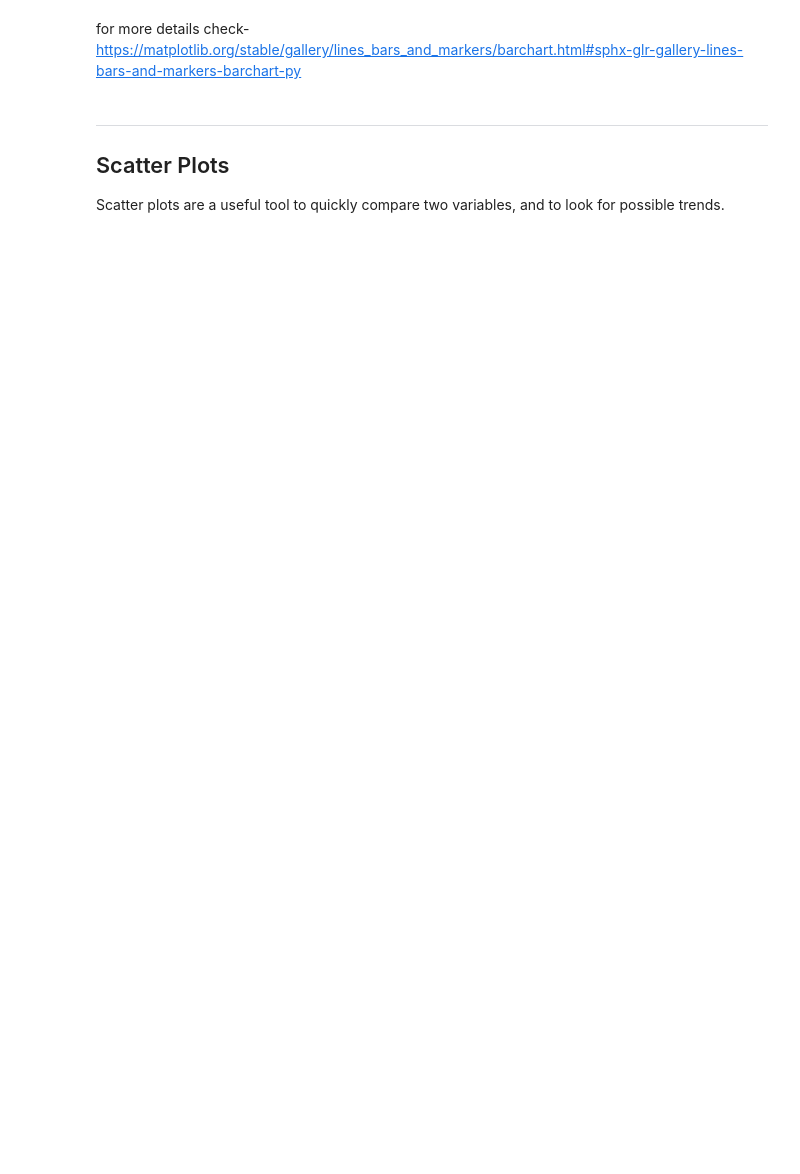
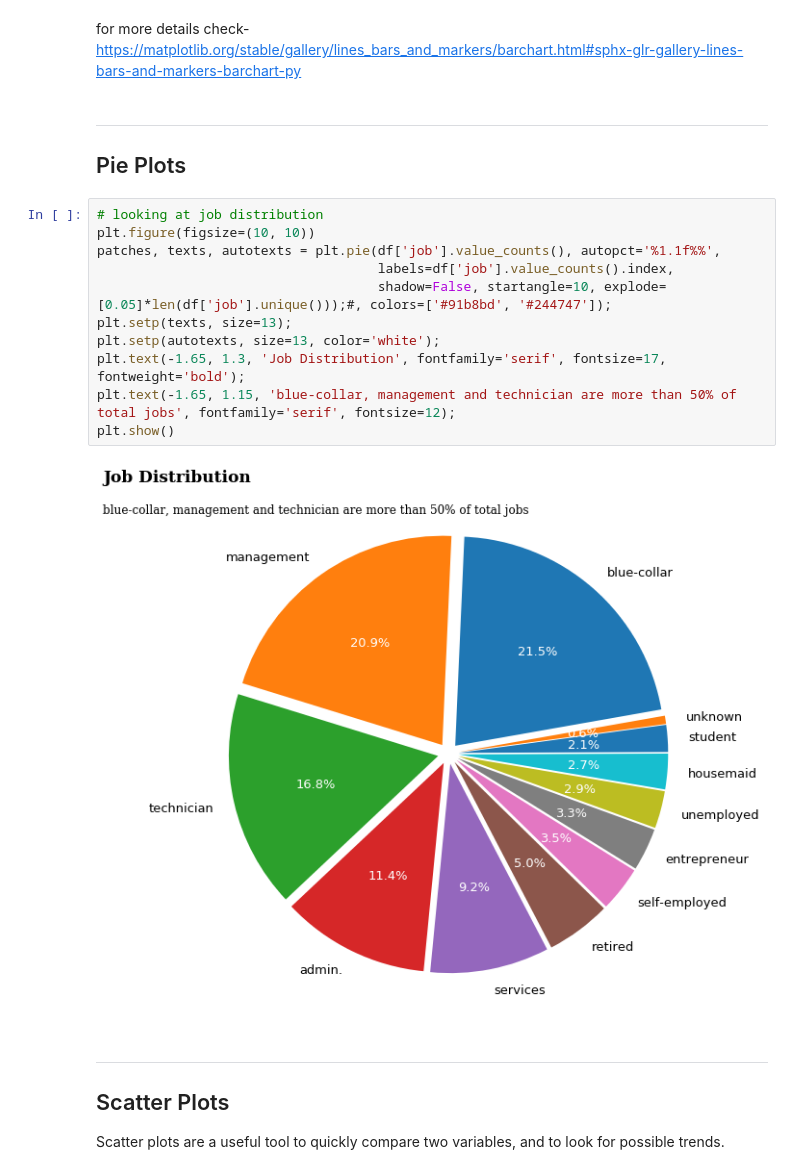
Before and after one commit to AbhinavJhanwar/Plots, a Jupyter notebook: eda-plots.ipynb, the cells around one changed output. Saved outputs shown, nothing was run; the diff lists cells and outputs as text; blank space fills up the shorter version.

```diff
--- a/eda-plots.ipynb
+++ b/eda-plots.ipynb
@@ -145,5 +185,21 @@ plt.show()
 # %% [markdown]
 for more details check- https://matplotlib.org/stable/gallery/lines_bars_and_markers/barchart.html#sphx-glr-gallery-lines-bars-and-markers-barchart-py
+# %% [markdown]
+___
+## Pie Plots
+# %%
+# looking at job distribution
+plt.figure(figsize=(10, 10))
+patches, texts, autotexts = plt.pie(df['job'].value_counts(), autopct='%1.1f%%',
+                                    labels=df['job'].value_counts().index,
+                                    shadow=False, startangle=10, explode=[0.05]*len(df['job'].unique()));#, colors=['#91b8bd', '#244747']);
+plt.setp(texts, size=13);
+plt.setp(autotexts, size=13, color='white');
+plt.text(-1.65, 1.3, 'Job Distribution', fontfamily='serif', fontsize=17, fontweight='bold');
+plt.text(-1.65, 1.15, 'blue-collar, management and technician are more than 50% of total jobs', fontfamily='serif', fontsize=12);
+plt.show()
+# %% [output]
+[figure, added]
 # %% [markdown]
 ___
 ## Scatter Plots
```
Also changed, not shown: parts of 11 cells of this notebook, 1 other file.
